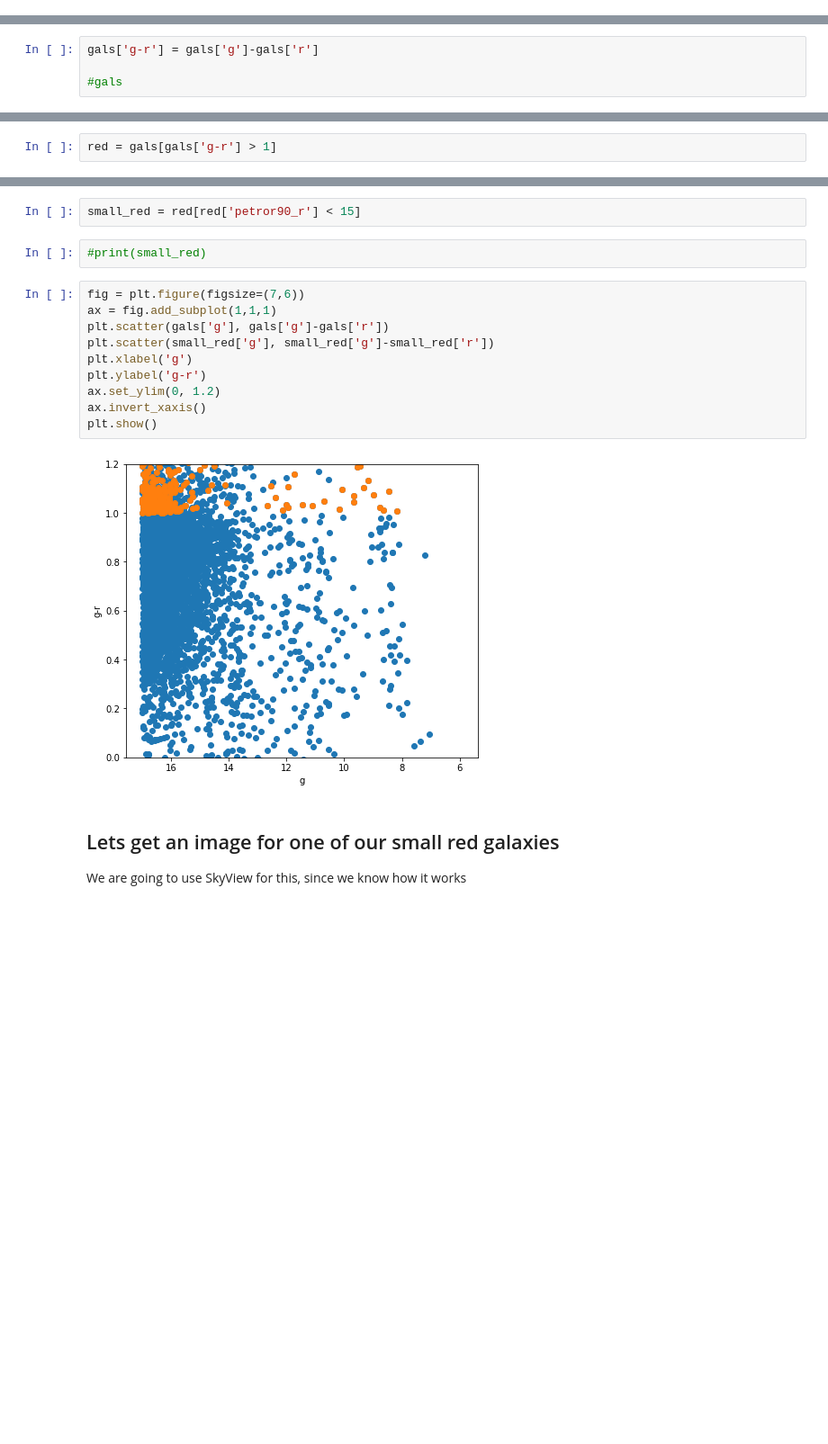
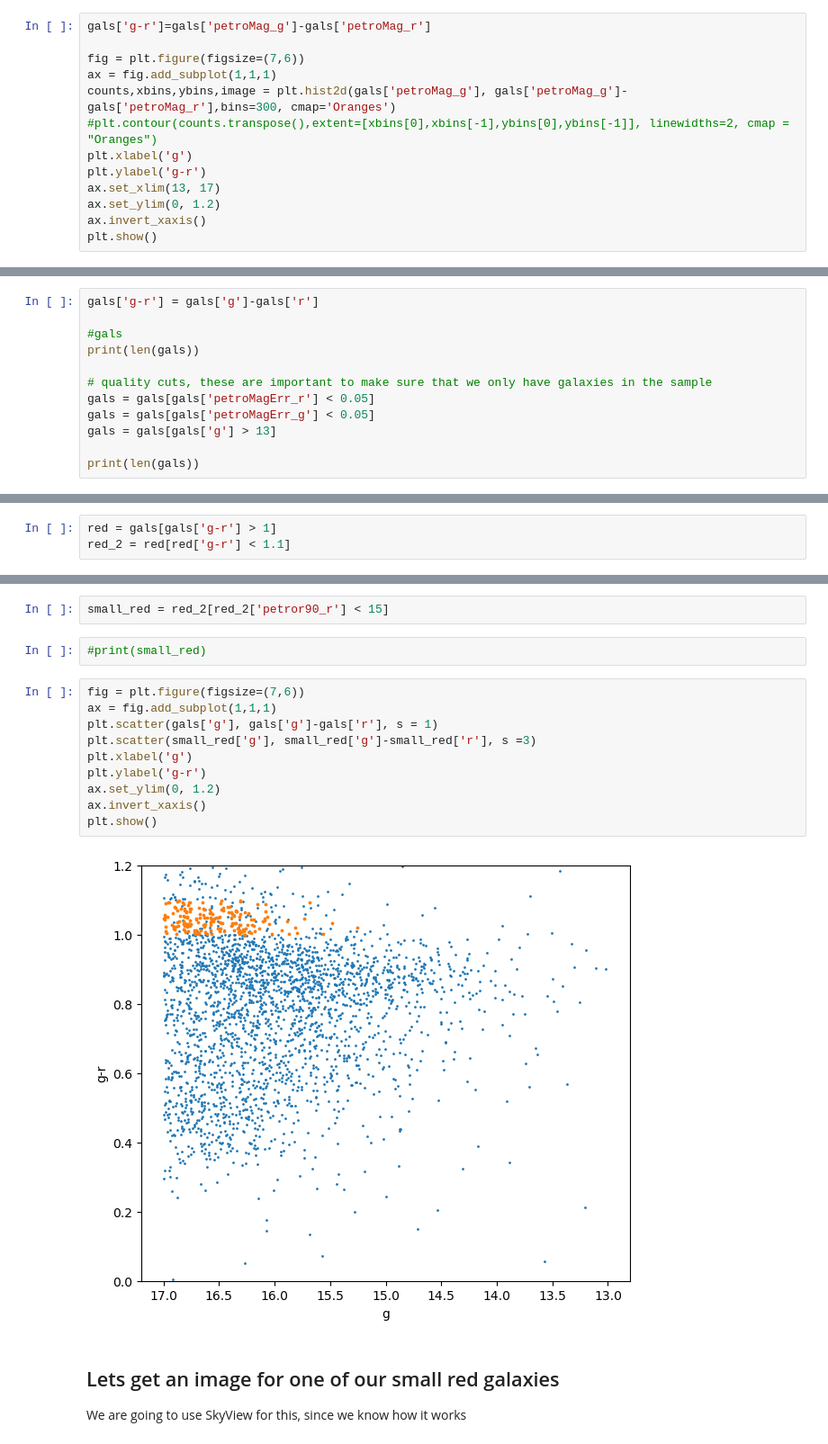
Before and after one commit to helgadenes/Astrophysical_Objects_yachay, a Jupyter notebook: Tutorials/AGN/SDSS_data.ipynb, the cells around one changed output, grey strips where cells are left out. Shown at 90% size. Saved outputs shown, nothing was run; the diff lists cells and outputs as text; blank space fills up the shorter version.

```diff
--- a/Tutorials/AGN/SDSS_data.ipynb
+++ b/Tutorials/AGN/SDSS_data.ipynb
@@ -102,0 +138,13 @@ plt.show()
+# %%
+gals['g-r']=gals['petroMag_g']-gals['petroMag_r']
+
+fig = plt.figure(figsize=(7,6))
+ax = fig.add_subplot(1,1,1)
+counts,xbins,ybins,image = plt.hist2d(gals['petroMag_g'], gals['petroMag_g']-gals['petroMag_r'],bins=300, cmap='Oranges')
+#plt.contour(counts.transpose(),extent=[xbins[0],xbins[-1],ybins[0],ybins[-1]], linewidths=2, cmap = "Oranges")
+plt.xlabel('g')
+plt.ylabel('g-r')
+ax.set_xlim(13, 17)
+ax.set_ylim(0, 1.2)
+ax.invert_xaxis()
+plt.show()
@@ -150,3 +221,11 @@ plt.tight_layout()
 gals['g-r'] = gals['g']-gals['r']
 
 #gals
+print(len(gals))
+
+# quality cuts, these are important to make sure that we only have galaxies in the sample
+gals = gals[gals['petroMagErr_r'] < 0.05]
+gals = gals[gals['petroMagErr_g'] < 0.05]
+gals = gals[gals['g'] > 13]
+
+print(len(gals))
@@ -153,23 +235,24 @@ gals['g-r'] = gals['g']-gals['r']
 # %%
 red = gals[gals['g-r'] > 1]
+red_2 = red[red['g-r'] < 1.1]
 # %%
 #print(red)
 # %%
-small_red = red[red['petror90_r'] < 15]
+small_red = red_2[red_2['petror90_r'] < 15]
 # %%
 #print(small_red)
 # %%
 fig = plt.figure(figsize=(7,6))
 ax = fig.add_subplot(1,1,1)
-plt.scatter(gals['g'], gals['g']-gals['r'])
-plt.scatter(small_red['g'], small_red['g']-small_red['r'])
+plt.scatter(gals['g'], gals['g']-gals['r'], s = 1)
+plt.scatter(small_red['g'], small_red['g']-small_red['r'], s =3)
 plt.xlabel('g')
 plt.ylabel('g-r')
 ax.set_ylim(0, 1.2)
 ax.invert_xaxis()
 plt.show()
 # %% [output]
-[figure, old version]
+[figure, new version]
 # %% [markdown]
 ## Lets get an image for one of our small red galaxies
 
```
Also changed, not shown: parts of 27 cells of this notebook, 3 other files.
